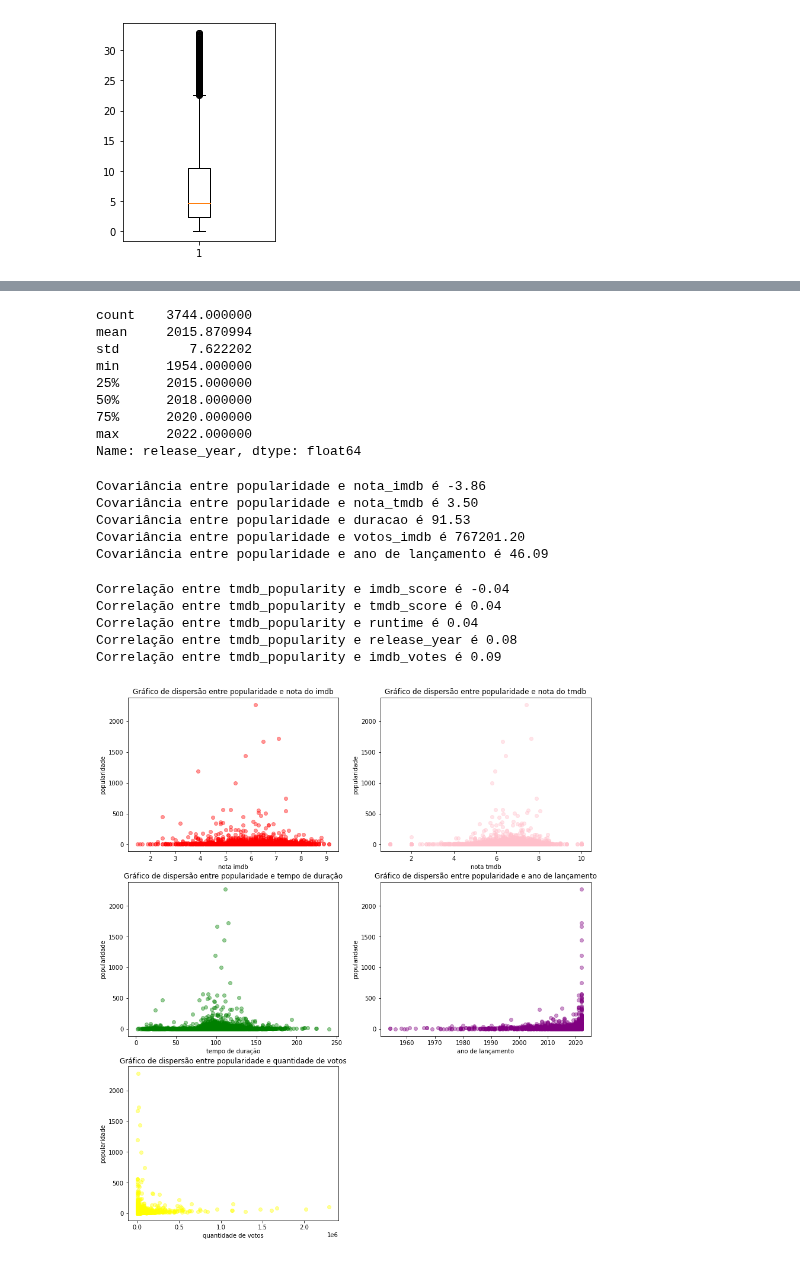
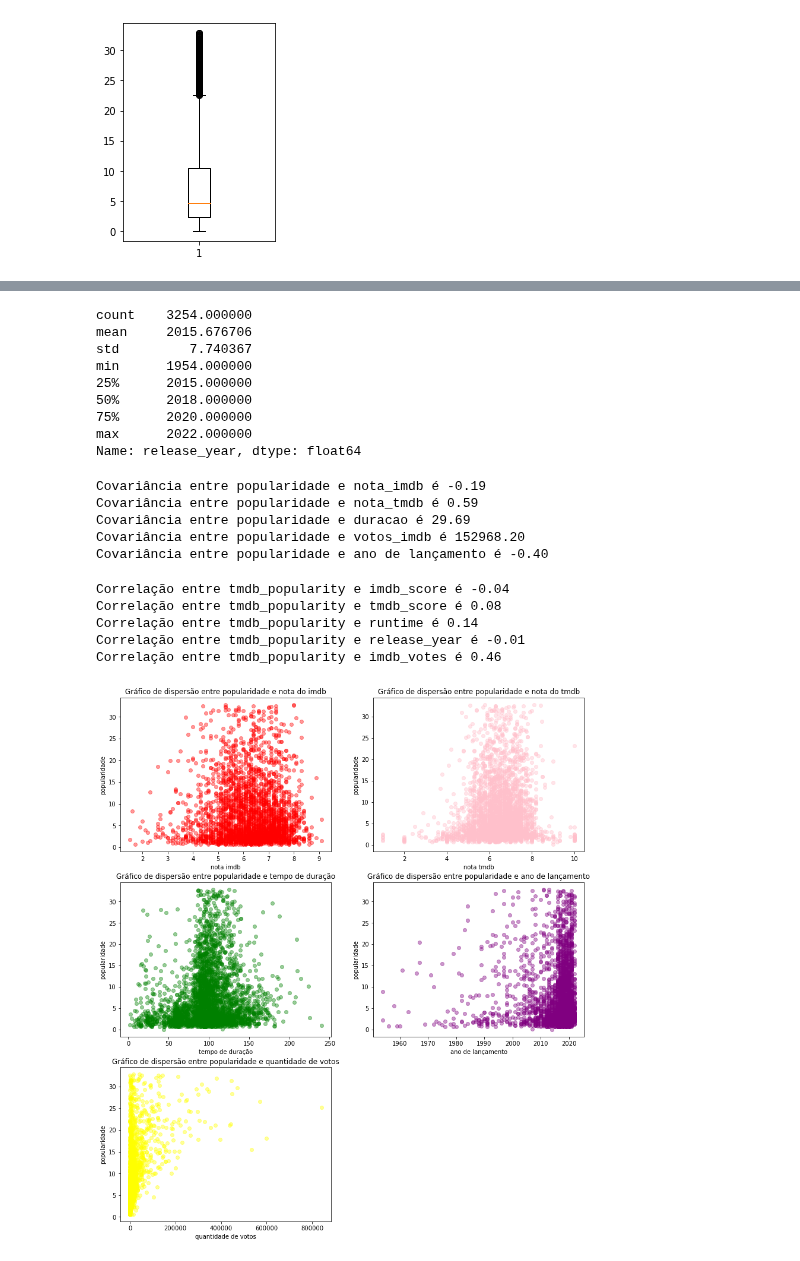
Before and after one commit to insper-classroom/22-2c-cd-p2-grupo_mace_girls, a Jupyter notebook: dados/relatorio.ipynb, the cells around one changed output, grey strips where cells are left out. Cells and saved outputs as stored; diff of their text form; code cells hidden in the pictures.

Commit message:
datos filtrados e scatter variavel com variavel

```diff
--- a/dados/relatorio.ipynb
+++ b/dados/relatorio.ipynb
@@ -73,3 +59,15 @@ SyntaxError: invalid syntax (Temp/ipykernel_44708/106401328.py, line 3)
 #Para as variáveis quantitativas com valores que fogem muito da média pode ser feito a elimição dos valores
 #extremos a partir dos cálculos de limite superior e inferior
 #que são LS: Q3 + 1,5 IQ e LI: Q1 - 1,5 IQ, sendo IQ= Q3 - Q1
+# %%
+# Como os valores da coluna tmdb_popularity variavam de 0 a 2274 mas com a maioria (75%) estando abaixo de 17,
+# precisavamos identificar possíveis valores aberrantes
+
+Qter= filmes['tmdb_popularity'].quantile(0.75)
+Qpri= filmes['tmdb_popularity'].quantile(0.25)
+iq= Qter - Qpri
+LS = Qter + 1.5*iq
+LI= Qpri - 1.5*iq
+filtro = filmes.loc[(filmes['tmdb_popularity']>LI)&(filmes['tmdb_popularity']<LS)]
+
+filtro.head(5)
@@ -104,12 +96,12 @@ plt.show()
 [figure]
 [figure]
 # %%
-nota_imdb= filmes.imdb_score
-nota_tmdb= filmes.tmdb_score
-duracao= filmes.runtime
-votos_imdb= filmes.imdb_votes
-lancamento= filmes.release_year
-popularidade= filmes.tmdb_popularity
+nota_imdb= filtro.imdb_score
+nota_tmdb= filtro.tmdb_score
+duracao= filtro.runtime
+votos_imdb= filtro.imdb_votes
+lancamento= filtro.release_year
+popularidade= filtro.tmdb_popularity
 # %%
 #para analidar a frequêncidas dos dados, fizemos um histograma de cada uma das variáveis quantitativas
 
@@ -190,9 +182,9 @@ Name: imdb_votes, dtype: float64
 # %%
 lancamento.describe()
 # %% [output]
-count    3744.000000
-mean     2015.870994
-std         7.622202
+count    3254.000000
+mean     2015.676706
+std         7.740367
 min      1954.000000
 25%      2015.000000
 50%      2018.000000
@@ -209,11 +201,11 @@ print('Covariância entre popularidade e duracao é {0:.2f}'.format(popularidade
 print('Covariância entre popularidade e votos_imdb é {0:.2f}'.format(popularidade.cov(votos_imdb)))
 print('Covariância entre popularidade e ano de lançamento é {0:.2f}'.format(popularidade.cov(lancamento)))
 # %% [output]
-Covariância entre popularidade e nota_imdb é -3.86
-Covariância entre popularidade e nota_tmdb é 3.50
-Covariância entre popularidade e duracao é 91.53
-Covariância entre popularidade e votos_imdb é 767201.20
-Covariância entre popularidade e ano de lançamento é 46.09
+Covariância entre popularidade e nota_imdb é -0.19
+Covariância entre popularidade e nota_tmdb é 0.59
+Covariância entre popularidade e duracao é 29.69
+Covariância entre popularidade e votos_imdb é 152968.20
+Covariância entre popularidade e ano de lançamento é -0.40
 # %%
 #Um erro que pode ocorrer é que não percebemos a relação de um dado com outro por conta influencia de outro dado sobre este, logo fizemos a covariância dos outros dados entre si
 #o que relacionar?
@@ -221,48 +213,48 @@ Covariância entre popularidade e ano de lançamento é 46.09
 #Em seguida relacionamos a popularidade com cada variável quantitativa do dataframe para ver se havia alguma relação:
 fig = plt.figure(figsize=(14, 14))
 plt.subplot(321)
-plt.scatter(filmes.imdb_score, filmes.tmdb_popularity, color='red', alpha=0.4)
+plt.scatter(nota_imdb, popularidade, color='red', alpha=0.4)
 plt.title('Gráfico de dispersão entre popularidade e nota do imdb')
 plt.xlabel('nota imdb')
 plt.ylabel('popularidade')
 plt.subplots_adjust(top=1)
 print('Correlação entre tmdb_popularity e imdb_score é {0:.2f}'.format(filmes.tmdb_popularity.corr(filmes.imdb_score)))
 
 plt.subplot(322)
-plt.scatter( filmes.tmdb_score, filmes.tmdb_popularity, color='pink', alpha=0.4)
+plt.scatter(nota_tmdb, popularidade, color='pink', alpha=0.4)
 plt.title('Gráfico de dispersão entre popularidade e nota do tmdb')
 plt.xlabel('nota tmdb')
 plt.ylabel('popularidade')
 plt.subplots_adjust(top=1)
-print('Correlação entre tmdb_popularity e tmdb_score é {0:.2f}'.format(filmes.tmdb_popularity.corr(filmes.tmdb_score)))
+print('Correlação entre tmdb_popularity e tmdb_score é {0:.2f}'.format(popularidade.corr(nota_tmdb)))
 
 plt.subplot(323)
-plt.scatter( filmes.runtime,filmes.tmdb_popularity, color='green', alpha=0.4)
+plt.scatter(duracao, popularidade, color='green', alpha=0.4)
 plt.title('Gráfico de dispersão entre popularidade e tempo de duração')
 plt.xlabel('tempo de duração')
 plt.ylabel('popularidade')
 plt.subplots_adjust(top=1)
-print('Correlação entre tmdb_popularity e runtime é {0:.2f}'.format(filmes.tmdb_popularity.corr(filmes.runtime)))
+print('Correlação entre tmdb_popularity e runtime é {0:.2f}'.format(popularidade.corr(duracao)))
 
 plt.subplot(324)
-plt.scatter( filmes.release_year, filmes.tmdb_popularity, color='purple', alpha=0.4)
+plt.scatter(lancamento, popularidade, color='purple', alpha=0.4)
 plt.title('Gráfico de dispersão entre popularidade e ano de lançamento')
 plt.xlabel('ano de lançamento')
 plt.ylabel('popularidade')
 plt.subplots_adjust(top=1)
-print('Correlação entre tmdb_popularity e release_year é {0:.2f}'.format(filmes.tmdb_popularity.corr(filmes.release_year)))
+print('Correlação entre tmdb_popularity e release_year é {0:.2f}'.format(popularidade.corr(lancamento)))
 
 plt.subplot(325)
-plt.scatter(filmes.imdb_votes,filmes.tmdb_popularity, color='yellow', alpha=0.4)
+plt.scatter(votos_imdb, popularidade, color='yellow', alpha=0.4)
 plt.title('Gráfico de dispersão entre popularidade e quantidade de votos')
 plt.xlabel('quantidade de votos')
 plt.ylabel('popularidade')
 plt.subplots_adjust(top=1)
-print('Correlação entre tmdb_popularity e imdb_votes é {0:.2f}'.format(filmes.tmdb_popularity.corr(filmes.imdb_votes)))
+print('Correlação entre tmdb_popularity e imdb_votes é {0:.2f}'.format(popularidade.corr(votos_imdb)))
 # %% [output]
 Correlação entre tmdb_popularity e imdb_score é -0.04
-Correlação entre tmdb_popularity e tmdb_score é 0.04
-Correlação entre tmdb_popularity e runtime é 0.04
-Correlação entre tmdb_popularity e release_year é 0.08
-Correlação entre tmdb_popularity e imdb_votes é 0.09
+Correlação entre tmdb_popularity e tmdb_score é 0.08
+Correlação entre tmdb_popularity e runtime é 0.14
+Correlação entre tmdb_popularity e release_year é -0.01
+Correlação entre tmdb_popularity e imdb_votes é 0.46
-[figure, old version]
+[figure, new version]
```
Also changed, not shown: parts of 17 cells of this notebook.
